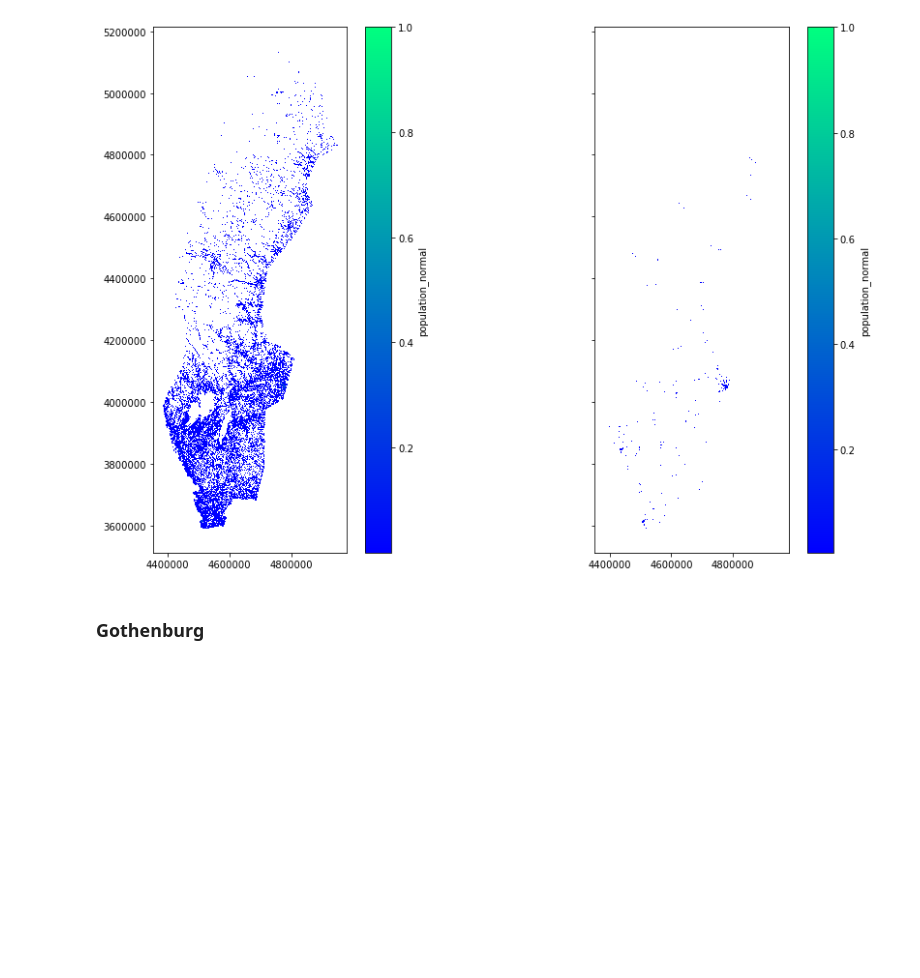
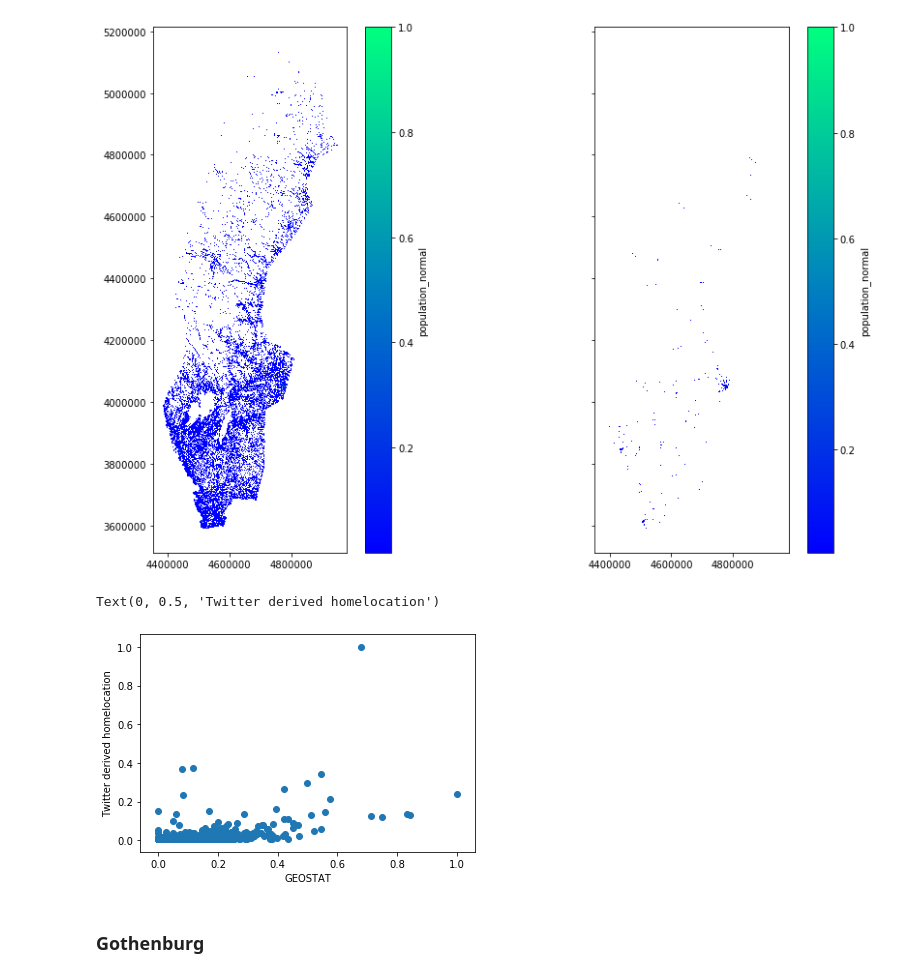
Before and after one commit to TheYuanLiao/individual_mobility_model, a Jupyter notebook: src/py/homelocation.ipynb, the cells around one changed output. Cells and saved outputs as stored; diff of their text form; code cells hidden in the pictures; blank space fills up the shorter version.

```diff
--- a/src/py/homelocation.ipynb
+++ b/src/py/homelocation.ipynb
@@ -154,6 +154,16 @@ Looking at the spatial nation-level population distribution we confirm the bias
 plot_population(national_geostat, national_homelocations, cmap='winter', height=10, scale='population_normal')
 # %% [output]
 [figure]
+# %%
+national_correlation = national_homelocations.merge(national_geostat, on='GRD_ID').sort_values('population_y')
+national_correlation['representation'] = national_correlation['population_normal_x'] / national_correlation['population_normal_y']
+# %%
+plt.scatter(national_correlation['population_normal_y'], national_correlation['population_normal_x'])
+plt.xlabel('GEOSTAT')
+plt.ylabel('Twitter derived homelocation')
+# %% [output]
+Text(0, 0.5, 'Twitter derived homelocation')
+[figure, added]
 # %% [markdown]
 ### Gothenburg
 # %%
```
Also changed, not shown: parts of 4 cells of this notebook.
